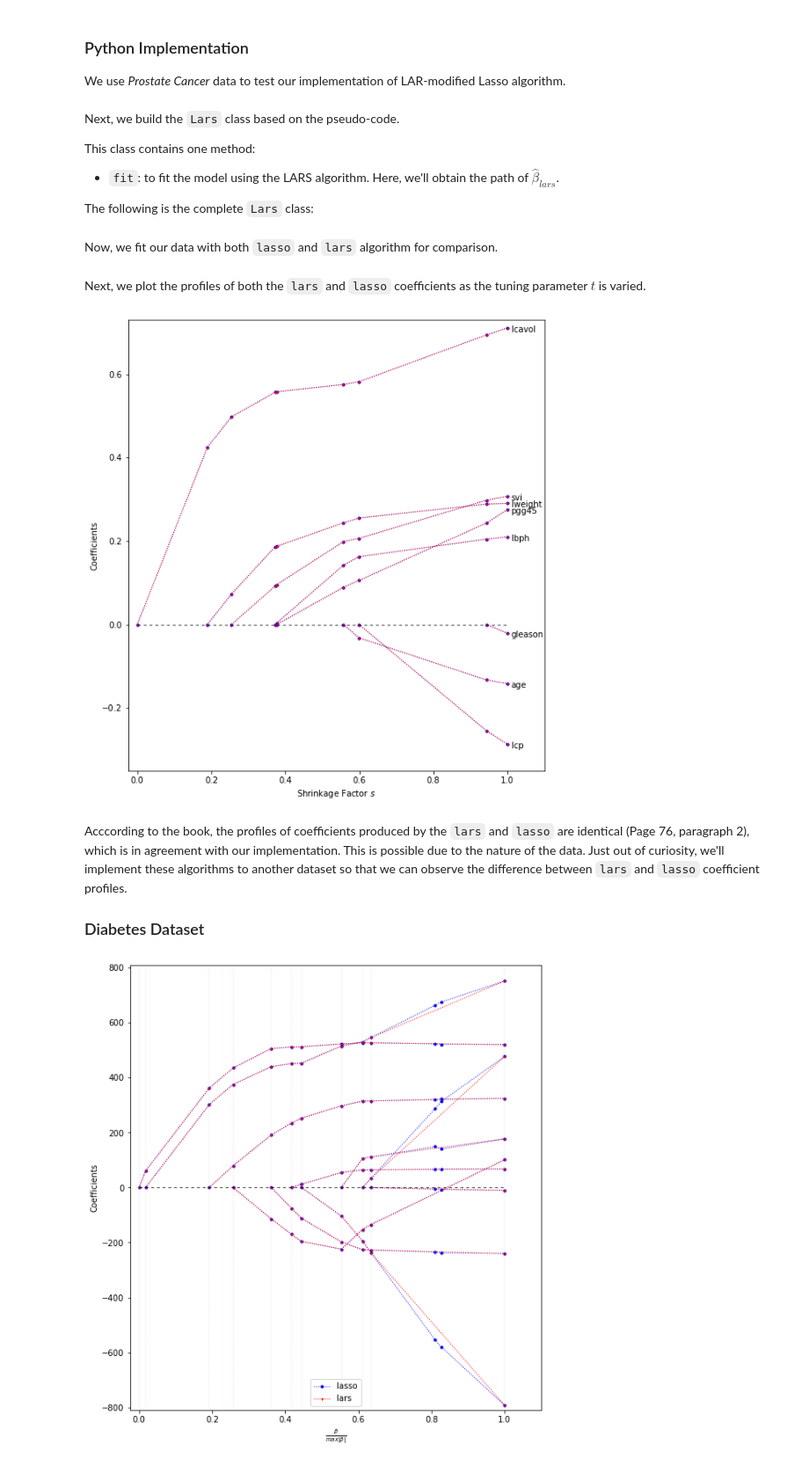
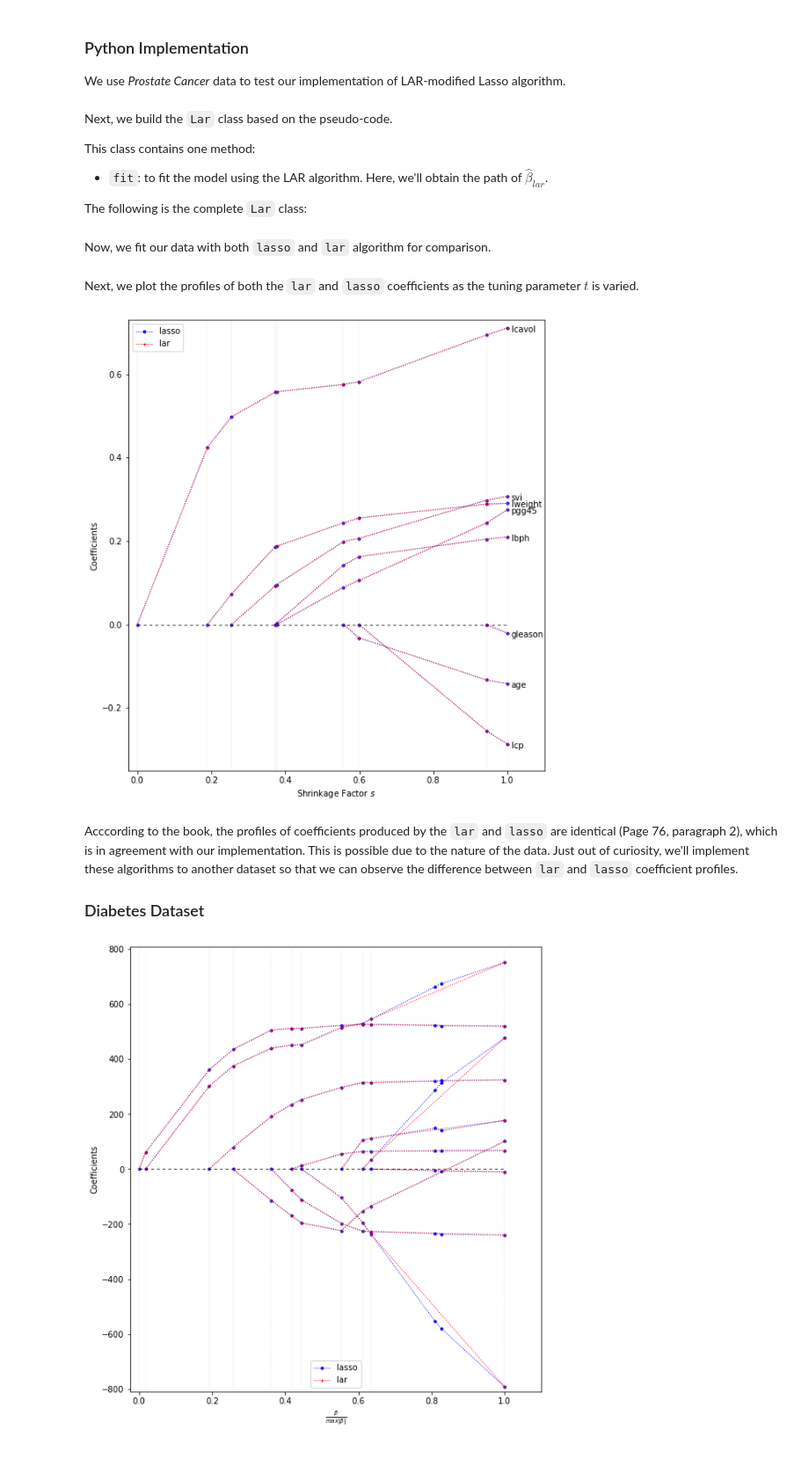
Before and after one commit to abkoesdw/The-Elements-of-Statistical-Learning-Python-Codes, a Jupyter notebook: Notebooks/Chapter 03 - Linear Methods for Regression/3.4.4 Least Angle Regression.ipynb, the cells around one changed output. Shown at 88% size. Drawn from its saved outputs; the diff is of its cells as text; code cells hidden in the pictures.

```diff
--- a/Notebooks/Chapter 03 - Linear Methods for Regression/3.4.4 Least Angle Regression.ipynb
+++ b/Notebooks/Chapter 03 - Linear Methods for Regression/3.4.4 Least Angle Regression.ipynb
@@ -69,15 +69,15 @@ y_train = y_train_temp - np.mean(y_train_temp)
 y_test_temp = df_y[train_test=='F'].copy().values
 y_test = y_test_temp  - np.mean(y_train_temp)
 # %% [markdown]
-Next, we build the `Lars` class based on the pseudo-code.
+Next, we build the `Lar` class based on the pseudo-code.
 
 This class contains one method:
 
-   * `fit`: to fit the model using the LARS algorithm. Here, we'll obtain the path of $\hat\beta_{lars}$.
+   * `fit`: to fit the model using the LAR algorithm. Here, we'll obtain the path of $\hat\beta_{lar}$.
 
-The following is the complete `Lars` class:
+The following is the complete `Lar` class:
 # %%
-class Lars:
+class Lar:
     def fit(self, X, y):
         n, p = X.shape
         beta = np.zeros(p)
@@ -120,49 +120,55 @@ class Lars:
 
         return A, beta_path
 # %% [markdown]
-Now, we fit our data with both `lasso` and `lars` algorithm for comparison.
+Now, we fit our data with both `lasso` and `lar` algorithm for comparison.
 # %%
-lars = Lars()
-_, beta_path_lars = lars.fit(x_train, y_train)
+lar = Lar()
+_, beta_path_lar = lar.fit(x_train, y_train)
 
 lasso = Lasso()
 _, beta_path_lasso = lasso.fit(x_train, y_train)
 # %% [markdown]
-Next, we plot the profiles of both the `lars` and `lasso` coefficients as the tuning parameter $t$ is varied.
+Next, we plot the profiles of both the `lar` and `lasso` coefficients as the tuning parameter $t$ is varied.
 # %%
-x_lars = np.sum(np.abs(beta_path_lars.T), axis=1)
-x_lars /= x_lars[-1]
+x_lar = np.sum(np.abs(beta_path_lar.T), axis=1)
+x_lar /= x_lar[-1]
 
 x_lasso = np.sum(np.abs(beta_path_lasso.T), axis=1)
 x_lasso /= x_lasso[-1]
 
 column_names = prostate_cancer.meta[:-1]
 plt.figure(figsize=(9, 10))
 plt.xlim([-0.025, 1.1])
 plt.ylim([-0.35, 0.73])
+yy = np.linspace(-0.35, 0.73)
+xx = np.linspace(-0.3, 9.5, len(x_lar))
 
 for i in range(x_train.shape[1]):
     idx_nonzero = np.where(beta_path_lasso[i, :] != 0)[0]
     idx_nonzero = np.append(idx_nonzero[0] - 1, idx_nonzero)
     beta_path_temp = beta_path_lasso[i, idx_nonzero]
     s_temp = x_lasso[idx_nonzero]
-    plt.plot(s_temp, beta_path_temp, 'b:o', linewidth=1.0, markersize=3)
+    plt.plot(s_temp, beta_path_temp, 'b:o', linewidth=1.0, markersize=3, label="lasso" if i == 0 else "")
     plt.annotate(column_names[i], xy=(1.01, beta_path_temp[-1] - 0.01))
 
-    idx_nonzero = np.where(beta_path_lars[i, :] != 0)[0]
+    idx_nonzero = np.where(beta_path_lar[i, :] != 0)[0]
     idx_nonzero = np.append(idx_nonzero[0] - 1, idx_nonzero)
-    beta_path_temp = beta_path_lars[i, idx_nonzero]
-    s_temp = x_lars[idx_nonzero]
-    plt.plot(s_temp, beta_path_temp, 'r:+', linewidth=1.0, markersize=3)
+    beta_path_temp = beta_path_lar[i, idx_nonzero]
+    s_temp = x_lar[idx_nonzero]
+    plt.plot(s_temp, beta_path_temp, 'r:+', linewidth=1.0, markersize=3, label="lar" if i == 0 else "")
+
+for s_ in x_lar:
+    plt.plot(s_ * np.ones(len(yy)), yy, ':', linewidth=0.2)
 
 plt.plot(x_lasso, np.zeros_like(x_lasso), color='black', linestyle=(0, (5, 5)), linewidth=0.7)
 plt.xlabel('Shrinkage Factor $s$')
 plt.ylabel('Coefficients')
+plt.legend()
 plt.show()
 # %% [output]
-[figure, old version]
+[figure, new version]
 # %% [markdown]
-Acccording to the book, the profiles of coefficients produced by the `lars` and `lasso` are identical (Page 76, paragraph 2), which is in agreement with our implementation. This is possible due to the nature of the data. Just out of curiosity, we'll implement these algorithms to another dataset so that we can observe the difference between `lars` and `lasso` coefficient profiles.
+Acccording to the book, the profiles of coefficients produced by the `lar` and `lasso` are identical (Page 76, paragraph 2), which is in agreement with our implementation. This is possible due to the nature of the data. Just out of curiosity, we'll implement these algorithms to another dataset so that we can observe the difference between `lar` and `lasso` coefficient profiles.
 
 ### Diabetes Dataset
 # %%
```
Also changed, not shown: parts of 3 cells of this notebook.
